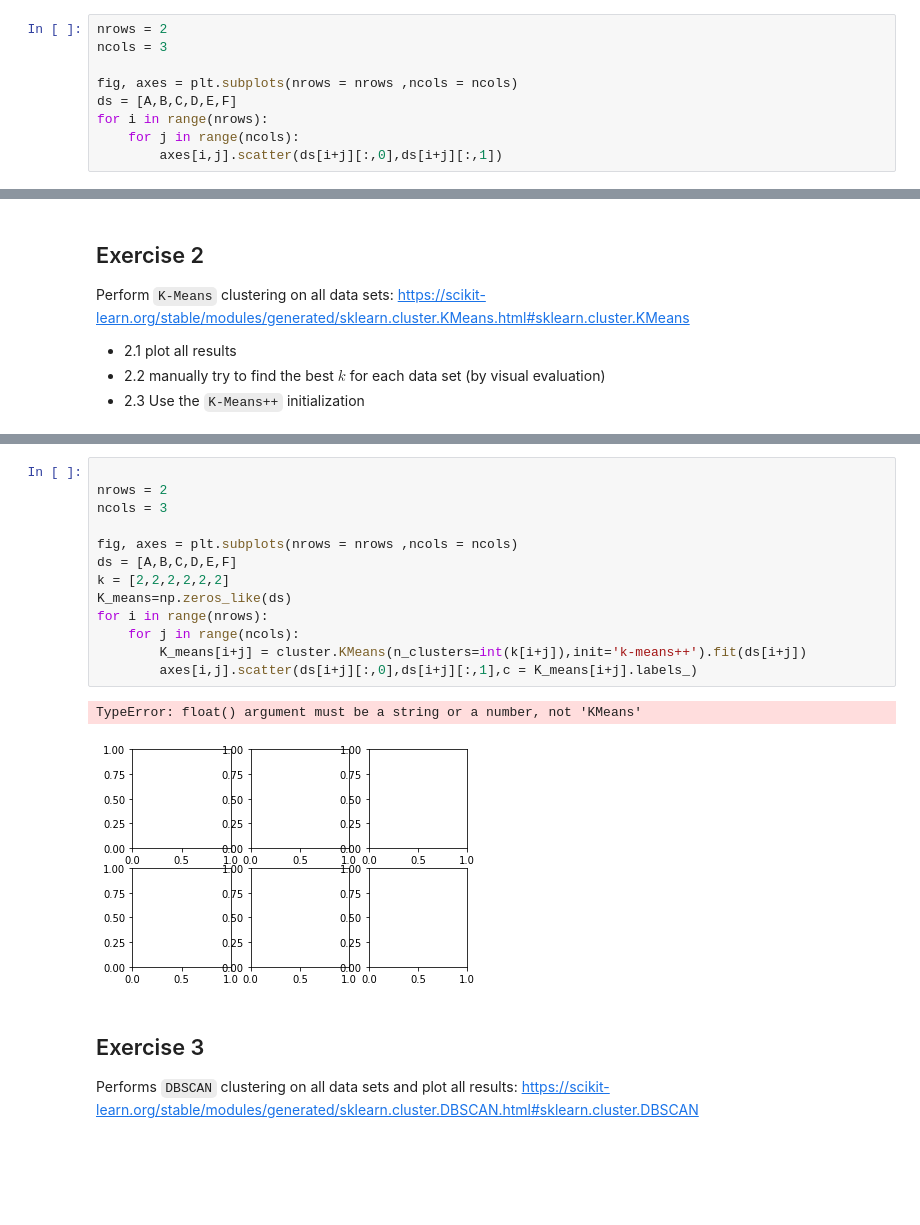
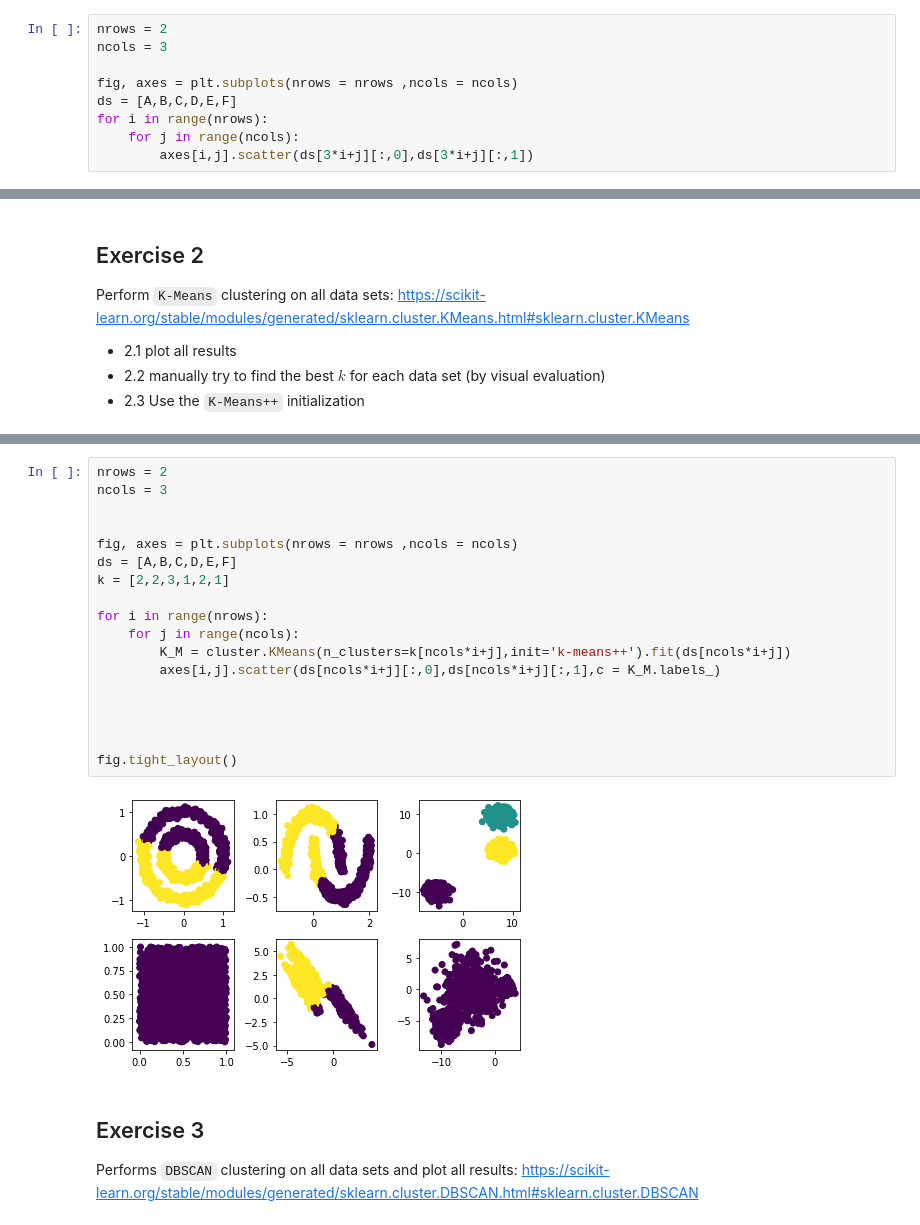
Before and after one commit to Fabian9604/DataScience21, a Jupyter notebook: Block_4/Assignments/Clustering_I.ipynb, the cells around one changed output, grey strips where cells are left out. Drawn from its saved outputs; the diff is of its cells as text; blank space fills up the shorter version.

````diff
--- a/Block_4/Assignments/Clustering_I.ipynb
+++ b/Block_4/Assignments/Clustering_I.ipynb
@@ -58,5 +58,5 @@ fig, axes = plt.subplots(nrows = nrows ,ncols = ncols)
 ds = [A,B,C,D,E,F]
 for i in range(nrows):
     for j in range(ncols):
-        axes[i,j].scatter(ds[i+j][:,0],ds[i+j][:,1])
+        axes[i,j].scatter(ds[3*i+j][:,0],ds[3*i+j][:,1])
 # %% [output]
@@ -79,19 +70,23 @@ axes.scatter(A[:,0],A[:,1],c=K_means.labels_)
 # %%
-
 nrows = 2
 ncols = 3
 
+
 fig, axes = plt.subplots(nrows = nrows ,ncols = ncols)
 ds = [A,B,C,D,E,F]
-k = [2,2,2,2,2,2]
-K_means=np.zeros_like(ds)
+k = [2,2,3,1,2,1]
+
 for i in range(nrows):
     for j in range(ncols):
-        K_means[i+j] = cluster.KMeans(n_clusters=int(k[i+j]),init='k-means++').fit(ds[i+j])
-        axes[i,j].scatter(ds[i+j][:,0],ds[i+j][:,1],c = K_means[i+j].labels_)
+        K_M = cluster.KMeans(n_clusters=k[ncols*i+j],init='k-means++').fit(ds[ncols*i+j])
+        axes[i,j].scatter(ds[ncols*i+j][:,0],ds[ncols*i+j][:,1],c = K_M.labels_)
+
+
+
+
+fig.tight_layout()
 # %% [output]
-TypeError: float() argument must be a string or a number, not 'KMeans'
-[figure, old version]
+[figure, new version]
 # %% [markdown]
 ## Exercise 3
 Performs ```DBSCAN``` clustering on all data sets and plot all results: https://scikit-learn.org/stable/modules/generated/sklearn.cluster.DBSCAN.html#sklearn.cluster.DBSCAN
````
Also changed, not shown: parts of 5 cells of this notebook.
